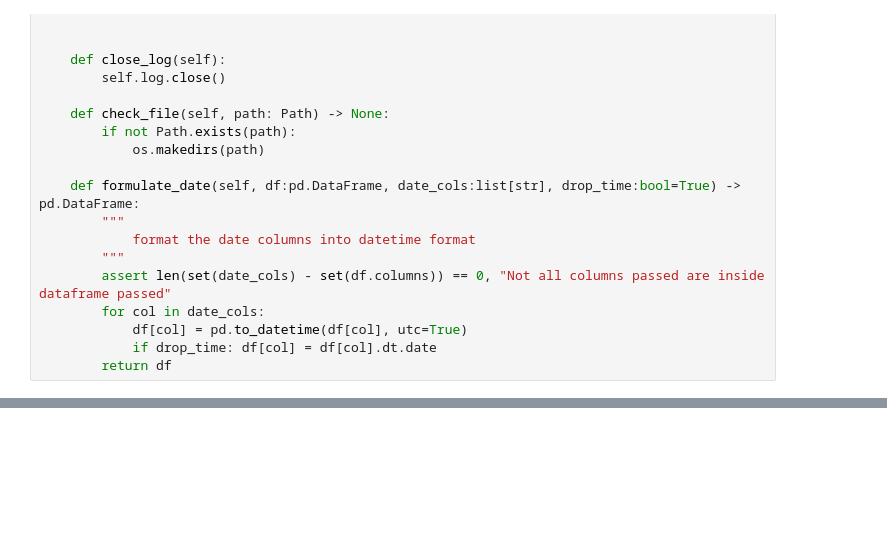
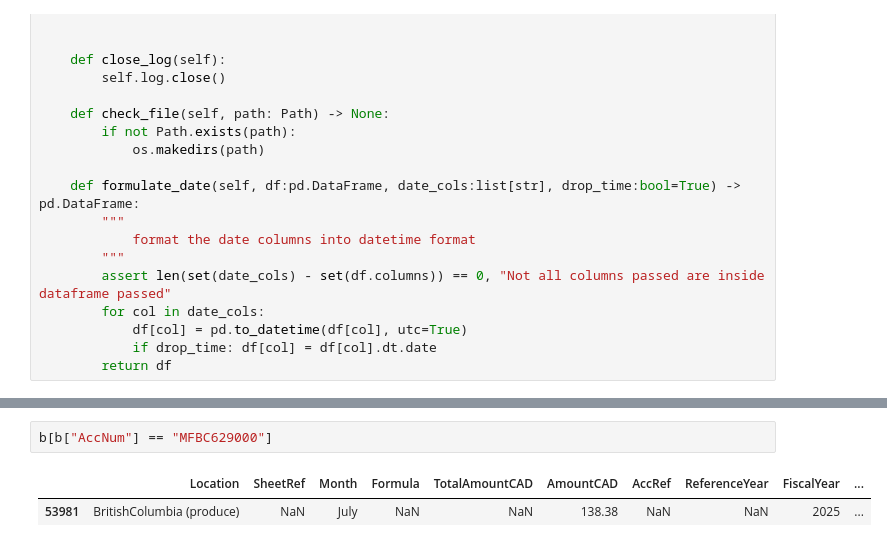
Before and after one commit to ZheRao/ETLCodeBase, a Jupyter notebook: notebooks/dev.ipynb, the cells around one changed output, grey strips where cells are left out. Cells and saved outputs as stored; diff of their text form; blank space fills up the shorter version.

```diff
--- a/notebooks/dev.ipynb
+++ b/notebooks/dev.ipynb
@@ -1180,0 +1196,5 @@ final_df[0]
+# %%
+b[b["AccNum"] == "MFBC629000"]
+# %% [output]
+|  | Location | SheetRef | Month | Formula | TotalAmountCAD | AmountCAD | AccRef | ReferenceYear | FiscalYear | ... |
+| 53981 | BritishColumbia (produce) | NaN | July | NaN | NaN | 138.38 | NaN | NaN | 2025 | ... |
```
Also changed, not shown: parts of 25 cells of this notebook, 2 other files.
